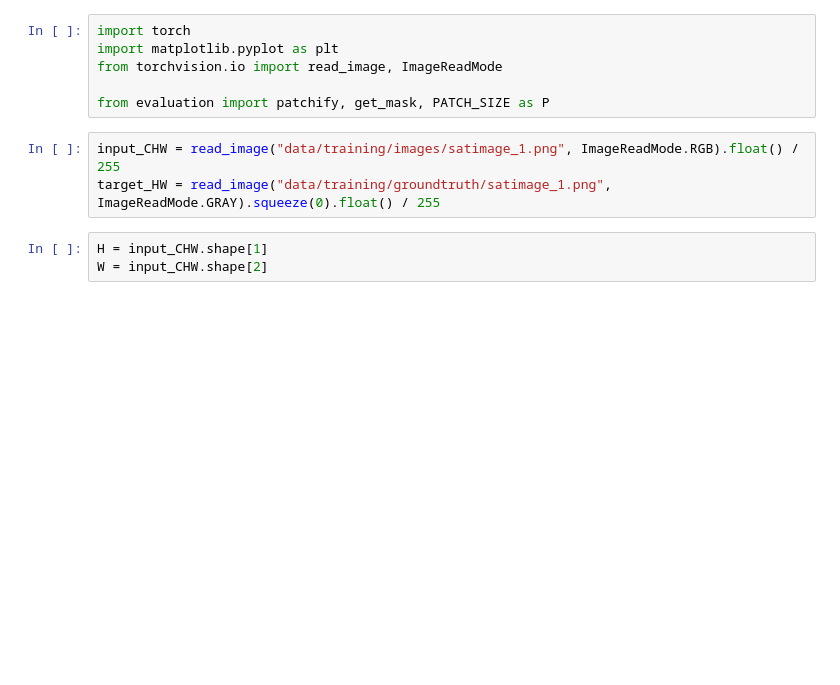
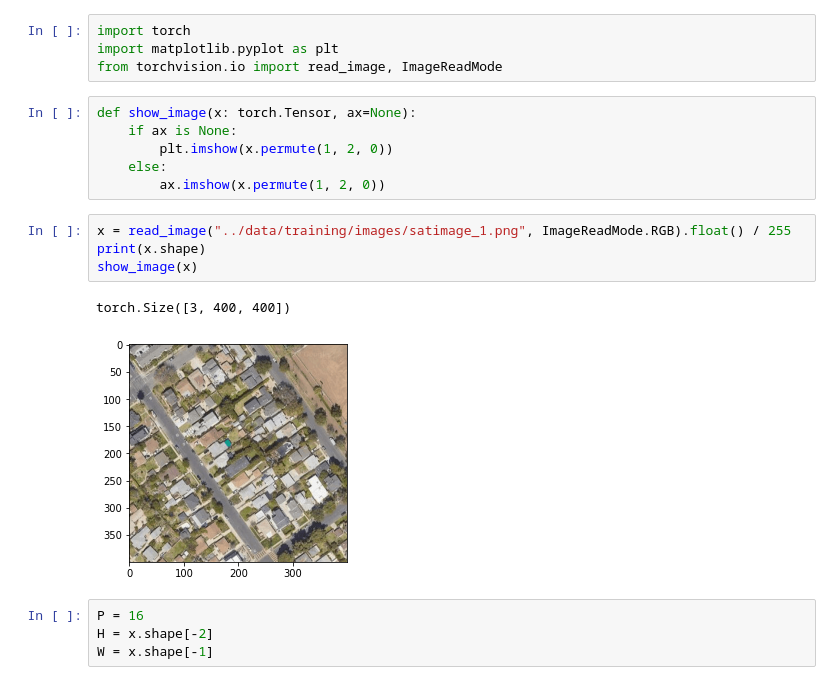
Before and after one commit to cristianpjensen/cil-road-segmentation, a Jupyter notebook: notebooks/test_patchify.ipynb, the cells around one changed output. Saved outputs shown, nothing was run; the diff lists cells and outputs as text; blank space fills up the shorter version.

```diff
--- a/notebooks/test_patchify.ipynb
+++ b/notebooks/test_patchify.ipynb
@@ -2,12 +2,21 @@
 import torch
 import matplotlib.pyplot as plt
 from torchvision.io import read_image, ImageReadMode
-
-from evaluation import patchify, get_mask, PATCH_SIZE as P
+# %%
+def show_image(x: torch.Tensor, ax=None):
+    if ax is None:
+        plt.imshow(x.permute(1, 2, 0))
+    else:
+        ax.imshow(x.permute(1, 2, 0))
 # %%
-input_CHW = read_image("data/training/images/satimage_1.png", ImageReadMode.RGB).float() / 255
-target_HW = read_image("data/training/groundtruth/satimage_1.png", ImageReadMode.GRAY).squeeze(0).float() / 255
+x = read_image("../data/training/images/satimage_1.png", ImageReadMode.RGB).float() / 255
+print(x.shape)
+show_image(x)
+# %% [output]
+torch.Size([3, 400, 400])
+[figure, added]
-# %%
-H = input_CHW.shape[1]
-W = input_CHW.shape[2]
+# %%
+P = 16
+H = x.shape[-2]
+W = x.shape[-1]
 # %%
```
Also changed, not shown: parts of 6 cells of this notebook, 4 other files.
